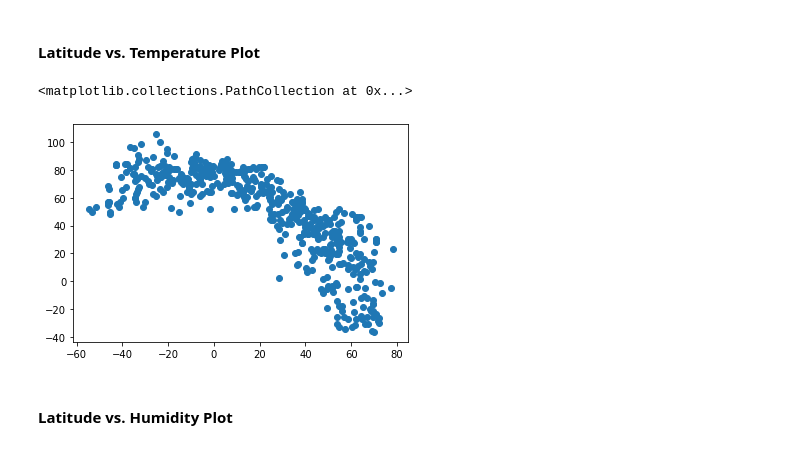
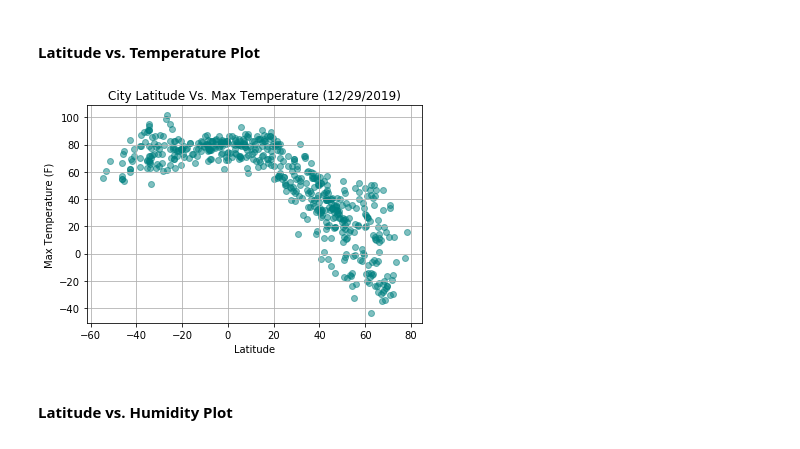
Before and after one commit to JoshuaFarmerATX/python-api-challenge, a Jupyter notebook: WeatherPy/WeatherPy.ipynb, the cells around one changed output. Drawn from its saved outputs; the diff is of its cells as text; code cells hidden in the pictures.

Commit message:
MVP with formatting and city names added to print out

```diff
--- a/WeatherPy/WeatherPy.ipynb
+++ b/WeatherPy/WeatherPy.ipynb
@@ -156,10 +153,16 @@ df.head()
 * Save the plotted figures as .pngs.
 # %% [markdown]
 #### Latitude vs. Temperature Plot
-# %%
-plt.scatter(df["Latitude"], df["Max F"])
-# %% [output]
-<matplotlib.collections.PathCollection at 0x...>
-[figure, removed]
+# %%
+plt.scatter(df["Latitude"], df["Max F"], c = "teal", alpha = 0.5, marker = 'o')
+plt.xlabel("Latitude")
+plt.ylabel("Max Temperature (F)")
+plt.title(f'City Latitude Vs. Max Temperature ({time.strftime("%m/%d/%Y")})')
+plt.grid()
+plt.savefig("latitude_vs_maxtemp.png")
+
+plt.show()
+# %% [output]
+[figure, added]
 # %% [markdown]
 #### Latitude vs. Humidity Plot
```
Also changed, not shown: parts of 13 cells of this notebook, 5 other files.
